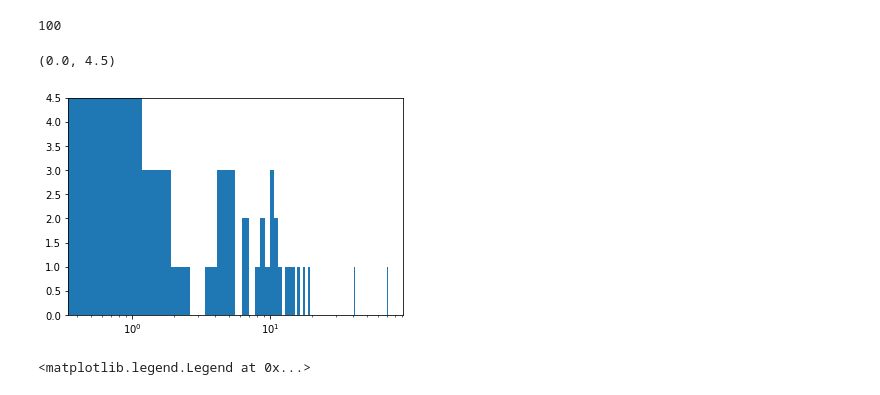
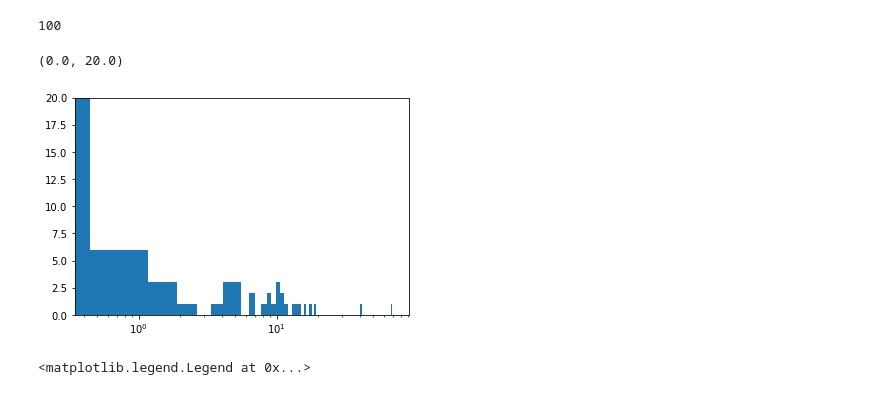
Before and after one commit to igomezv/neuralike, a Jupyter notebook: test_likelihood.ipynb, the cells around one changed output. Drawn from its saved outputs; the diff is of its cells as text; code cells hidden in the pictures.

```diff
--- a/test_likelihood.ipynb
+++ b/test_likelihood.ipynb
@@ -212,9 +216,8 @@ y_pred[0].item()
 8.371753692626953
 # %%
 X_test[0, 0], X_test[0]
-# xtest = [x[0] for x in X_test]
-ypred = [y[0].item() for y in y_pred]
-ytest = [y[0].item() for y in y_test]
+ypred = y_pred.detach().numpy()
+ytest = y_test.detach().numpy()
 diff=np.array(ytest)-np.array(ypred)
 len(diff)
 # %% [output]
@@ -222,10 +225,10 @@ len(diff)
 # %%
 plt.hist(diff,bins=100)
 plt.xscale('log')
-plt.ylim(0,4.5)
+plt.ylim(0,20)
 # %% [output]
-(0.0, 4.5)
+(0.0, 20.0)
-[figure, old version]
+[figure, new version]
 # %%
 ep = np.arange(0, nepochs+1)
 plt.plot(ep, history_train, label='train', color='green')
```
Also changed, not shown: parts of 5 cells of this notebook.
